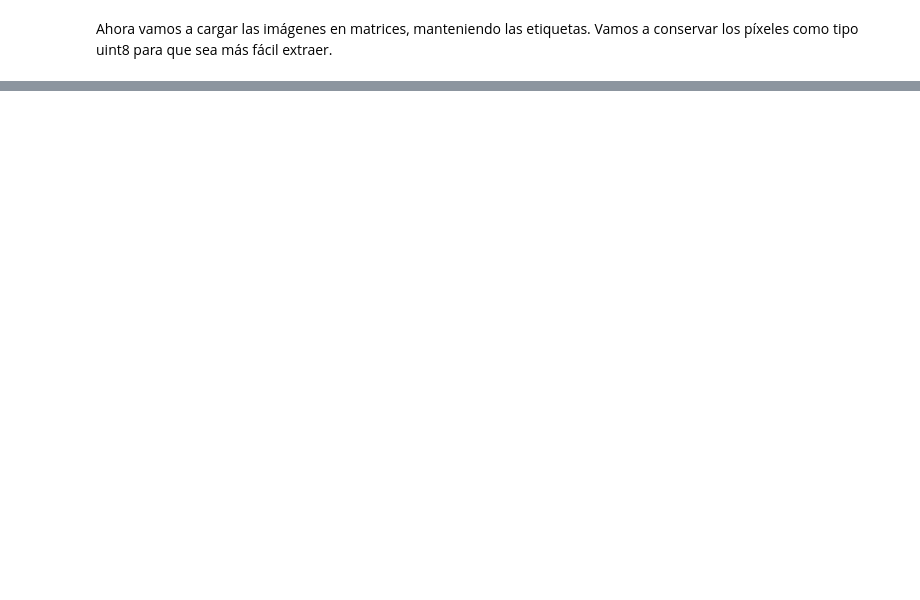
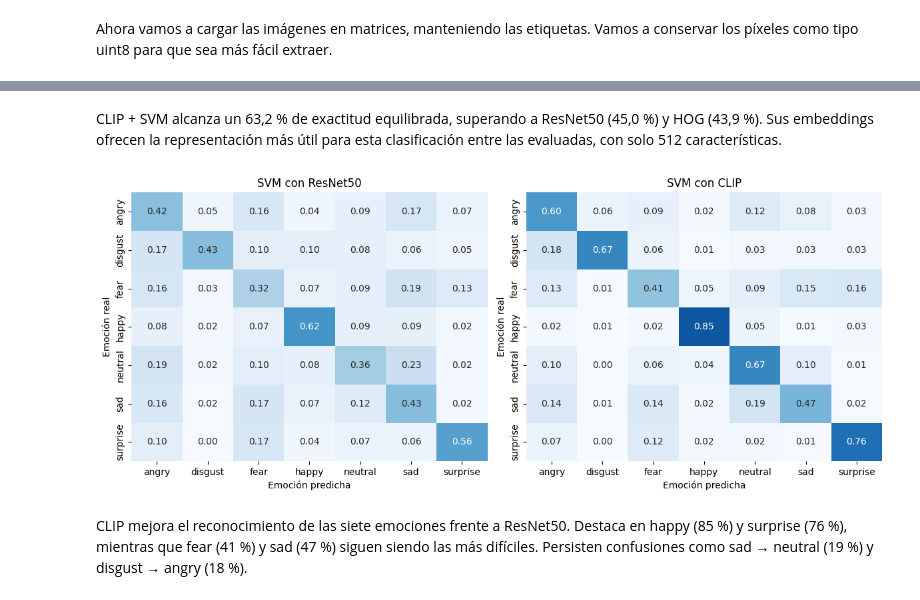
Before and after one commit to oliverAnderson18/deteccion_emociones, a Jupyter notebook: develop.ipynb, the cells around one changed output, grey strips where cells are left out. Saved outputs shown, nothing was run; the diff lists cells and outputs as text; code cells hidden in the pictures; blank space fills up the shorter version.

```diff
--- a/develop.ipynb
+++ b/develop.ipynb
@@ -832,0 +1541,12 @@ Rango de píxeles: 0 - 255
+# %%
+import open_clip
+
+clip_model, _, clip_preprocess = open_clip.create_model_and_transforms(
+    "ViT-B-32",
+    pretrained="openai"
+)
+
+clip_model = clip_model.to(DEVICE).eval()
+clip_tokenizer = open_clip.get_tokenizer("ViT-B-32")
+
+print("CLIP cargado en:", DEVICE)
@@ -832,0 +1684,42 @@ Rango de píxeles: 0 - 255
+# %% [markdown]
+CLIP + SVM alcanza un 63,2 % de exactitud equilibrada, superando
+a ResNet50 (45,0 %) y HOG (43,9 %). Sus embeddings ofrecen la
+representación más útil para esta clasificación entre las evaluadas,
+con solo 512 características.
+# %%
+fig, axes = plt.subplots(1, 2, figsize=(12, 5))
+
+for ax, name in zip(axes, ["ResNet50", "CLIP"]):
+    cm = confusion_matrix(
+        y_test,
+        svm_predictions[name],
+        labels=CLASSES,
+        normalize="true"
+    )
+
+    sns.heatmap(
+        cm,
+        annot=True,
+        fmt=".2f",
+        cmap="Blues",
+        xticklabels=CLASSES,
+        yticklabels=CLASSES,
+        vmin=0,
+        vmax=1,
+        cbar=False,
+        ax=ax
+    )
+
+    ax.set_title(f"SVM con {name}")
+    ax.set_xlabel("Emoción predicha")
+    ax.set_ylabel("Emoción real")
+
+plt.tight_layout()
+plt.show()
+# %% [output]
+[figure, added]
+# %% [markdown]
+CLIP mejora el reconocimiento de las siete emociones frente a ResNet50.
+Destaca en happy (85 %) y surprise (76 %), mientras que fear (41 %)
+y sad (47 %) siguen siendo las más difíciles. Persisten confusiones
+como sad → neutral (19 %) y disgust → angry (18 %).
```
Also changed, not shown: parts of 53 cells of this notebook, 3 other files.
